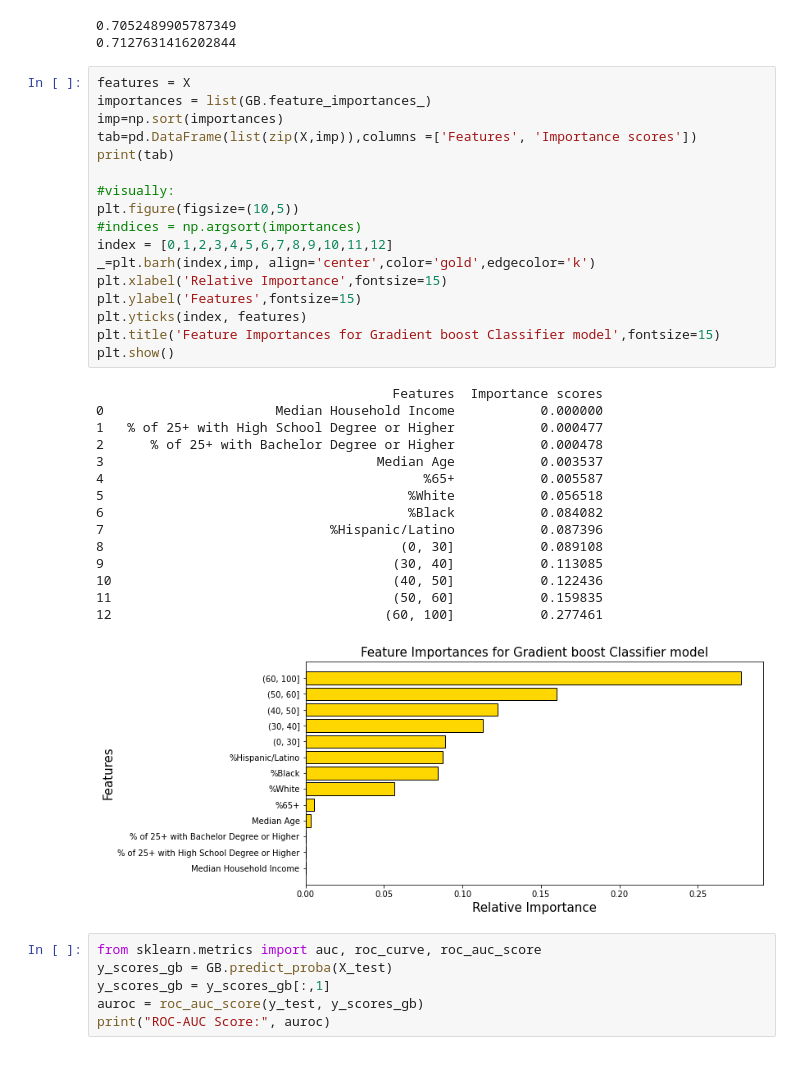
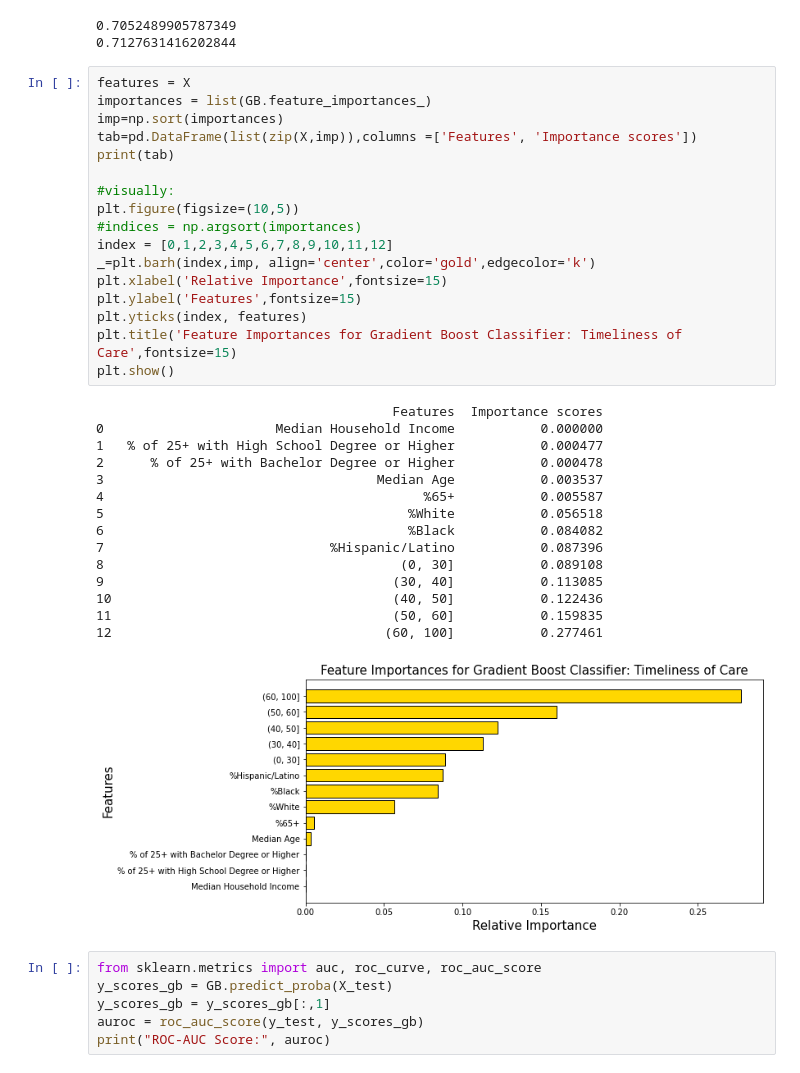
Before and after one commit to kemartin1919/Springboard, a Jupyter notebook: CapstoneTwo/notebooks/Capstone_Modeling.ipynb, the cells around one changed output. Cells and saved outputs as stored; diff of their text form.

```diff
--- a/CapstoneTwo/notebooks/Capstone_Modeling.ipynb
+++ b/CapstoneTwo/notebooks/Capstone_Modeling.ipynb
@@ -889,35 +889,35 @@ print(cv_GB)
 features = X
 importances = list(GB.feature_importances_)
 imp=np.sort(importances)
 tab=pd.DataFrame(list(zip(X,imp)),columns =['Features', 'Importance scores'])
 print(tab)
 
 #visually:
 plt.figure(figsize=(10,5))
 #indices = np.argsort(importances)
 index = [0,1,2,3,4,5,6,7,8,9,10,11,12]
 _=plt.barh(index,imp, align='center',color='gold',edgecolor='k')
 plt.xlabel('Relative Importance',fontsize=15)
 plt.ylabel('Features',fontsize=15)
 plt.yticks(index, features)
-plt.title('Feature Importances for Gradient boost Classifier model',fontsize=15)
+plt.title('Feature Importances for Gradient Boost Classifier: Timeliness of Care',fontsize=15)
 plt.show()
 # %% [output]
                                       Features  Importance scores
 0                      Median Household Income           0.000000
 1   % of 25+ with High School Degree or Higher           0.000477
 2      % of 25+ with Bachelor Degree or Higher           0.000478
 3                                   Median Age           0.003537
 4                                         %65+           0.005587
 5                                       %White           0.056518
 6                                       %Black           0.084082
 7                             %Hispanic/Latino           0.087396
 8                                      (0, 30]           0.089108
 9                                     (30, 40]           0.113085
 10                                    (40, 50]           0.122436
 11                                    (50, 60]           0.159835
 12                                   (60, 100]           0.277461
-[figure, old version]
+[figure, new version]
 # %%
 from sklearn.metrics import auc, roc_curve, roc_auc_score
 y_scores_gb = GB.predict_proba(X_test)
```
Also changed, not shown: parts of 2 cells of this notebook, 4 other files.
